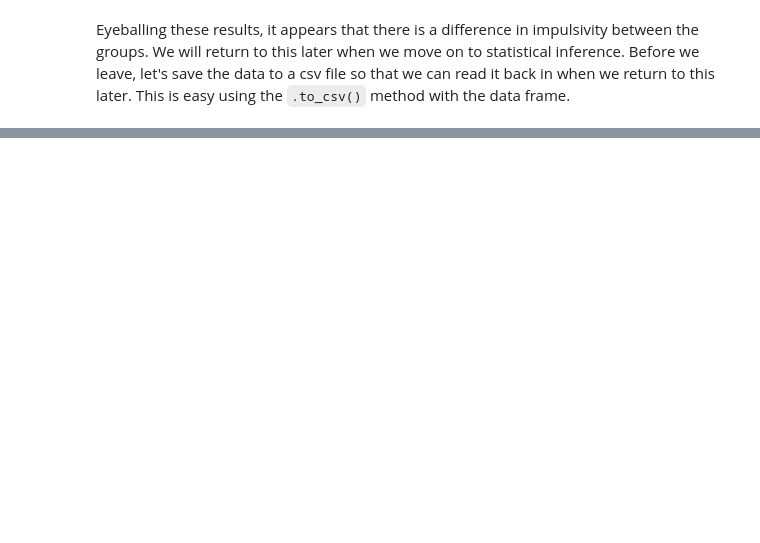
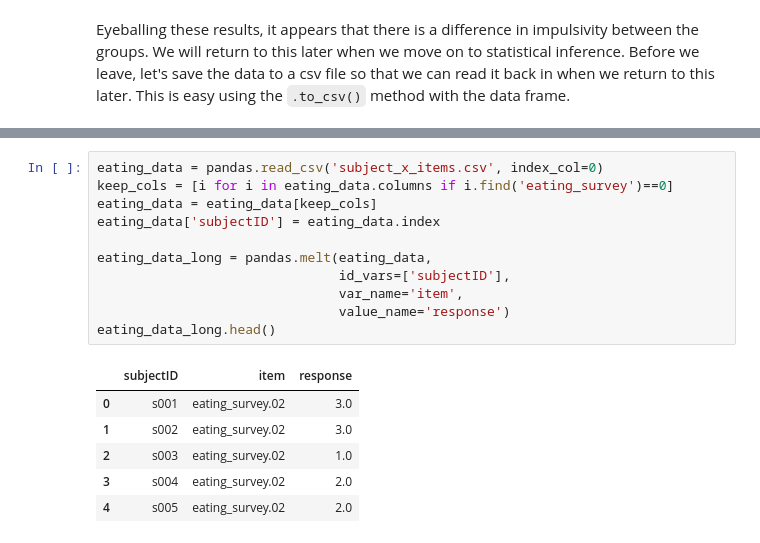
Before and after one commit to poldrack/PythonForRUsers, a Jupyter notebook: notebooks/Part5_Pandas.ipynb, the cells around one changed output, grey strips where cells are left out. Saved outputs shown, nothing was run; the diff lists cells and outputs as text; blank space fills up the shorter version.

Commit message:
add wide to long:

```diff
--- a/notebooks/Part5_Pandas.ipynb
+++ b/notebooks/Part5_Pandas.ipynb
@@ -493,0 +522,18 @@ results.to_csv('arrest_ssrt_impulsivity.csv')
+# %%
+eating_data = pandas.read_csv('subject_x_items.csv', index_col=0)
+keep_cols = [i for i in eating_data.columns if i.find('eating_survey')==0]
+eating_data = eating_data[keep_cols]
+eating_data['subjectID'] = eating_data.index
+
+eating_data_long = pandas.melt(eating_data,
+                               id_vars=['subjectID'],
+                               var_name='item',
+                               value_name='response')
+eating_data_long.head()
+# %% [output]
+|  | subjectID | item | response |
+| 0 | s001 | eating_survey.02 | 3.0 |
+| 1 | s002 | eating_survey.02 | 3.0 |
+| 2 | s003 | eating_survey.02 | 1.0 |
+| 3 | s004 | eating_survey.02 | 2.0 |
+| 4 | s005 | eating_survey.02 | 2.0 |
```
Also changed, not shown: parts of 3 cells of this notebook.
